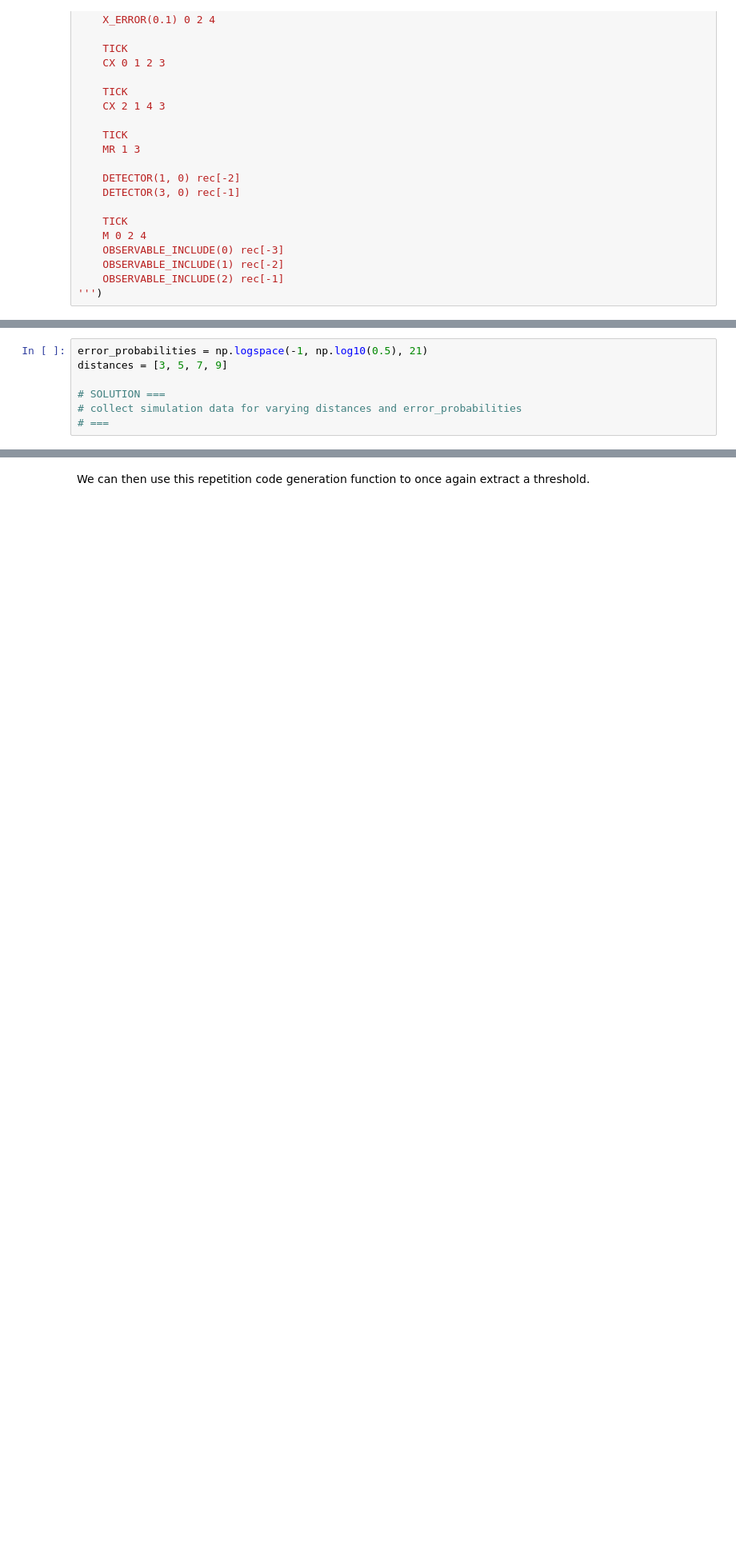
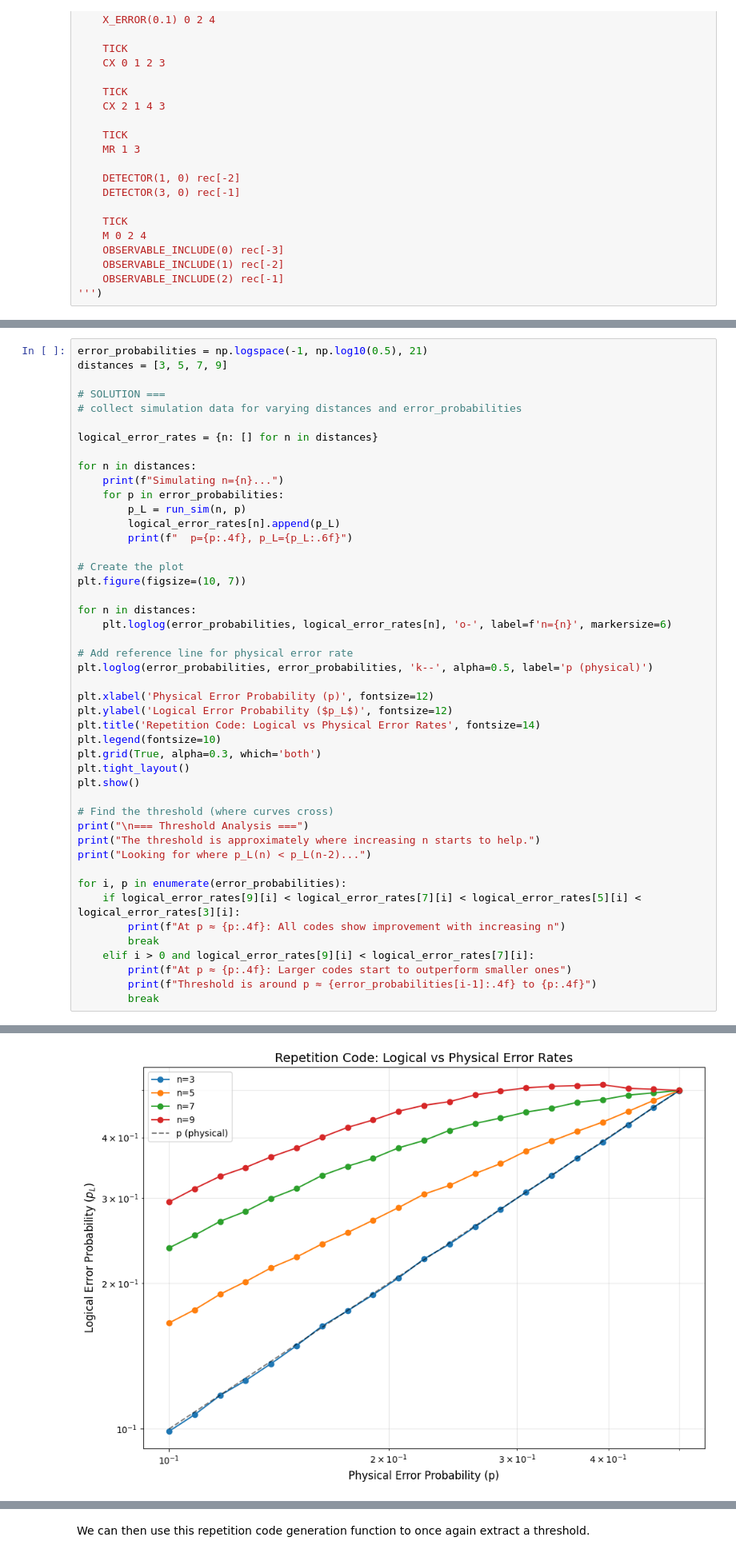
Before and after one commit to naerabati/2026-Alice-and-Bob, a Jupyter notebook: ryan_working_files/1-challenge.ipynb, the cells around one changed output, grey strips where cells are left out. Shown at 80% size. Cells and saved outputs as stored; diff of their text form; blank space fills up the shorter version.

```diff
--- a/ryan_working_files/1-challenge.ipynb
+++ b/ryan_working_files/1-challenge.ipynb
@@ -540,4 +770,44 @@ distances = [3, 5, 7, 9]
 
 # SOLUTION ===
 # collect simulation data for varying distances and error_probabilities
-# ===
+
+logical_error_rates = {n: [] for n in distances}
+
+for n in distances:
+    print(f"Simulating n={n}...")
+    for p in error_probabilities:
+        p_L = run_sim(n, p)
+        logical_error_rates[n].append(p_L)
+        print(f"  p={p:.4f}, p_L={p_L:.6f}")
+
+# Create the plot
+plt.figure(figsize=(10, 7))
+
+for n in distances:
+    plt.loglog(error_probabilities, logical_error_rates[n], 'o-', label=f'n={n}', markersize=6)
+
+# Add reference line for physical error rate
+plt.loglog(error_probabilities, error_probabilities, 'k--', alpha=0.5, label='p (physical)')
+
+plt.xlabel('Physical Error Probability (p)', fontsize=12)
+plt.ylabel('Logical Error Probability ($p_L$)', fontsize=12)
+plt.title('Repetition Code: Logical vs Physical Error Rates', fontsize=14)
+plt.legend(fontsize=10)
+plt.grid(True, alpha=0.3, which='both')
+plt.tight_layout()
+plt.show()
+
+# Find the threshold (where curves cross)
+print("\n=== Threshold Analysis ===")
+print("The threshold is approximately where increasing n starts to help.")
+print("Looking for where p_L(n) < p_L(n-2)...")
+
+for i, p in enumerate(error_probabilities):
+    if logical_error_rates[9][i] < logical_error_rates[7][i] < logical_error_rates[5][i] < logical_error_rates[3][i]:
+        print(f"At p ≈ {p:.4f}: All codes show improvement with increasing n")
+        break
+    elif i > 0 and logical_error_rates[9][i] < logical_error_rates[7][i]:
+        print(f"At p ≈ {p:.4f}: Larger codes start to outperform smaller ones")
+        print(f"Threshold is around p ≈ {error_probabilities[i-1]:.4f} to {p:.4f}")
+        break
+# %% [output]
@@ -543,0 +831 @@ distances = [3, 5, 7, 9]
+[figure, added]
```
Also changed, not shown: parts of 7 cells of this notebook.
